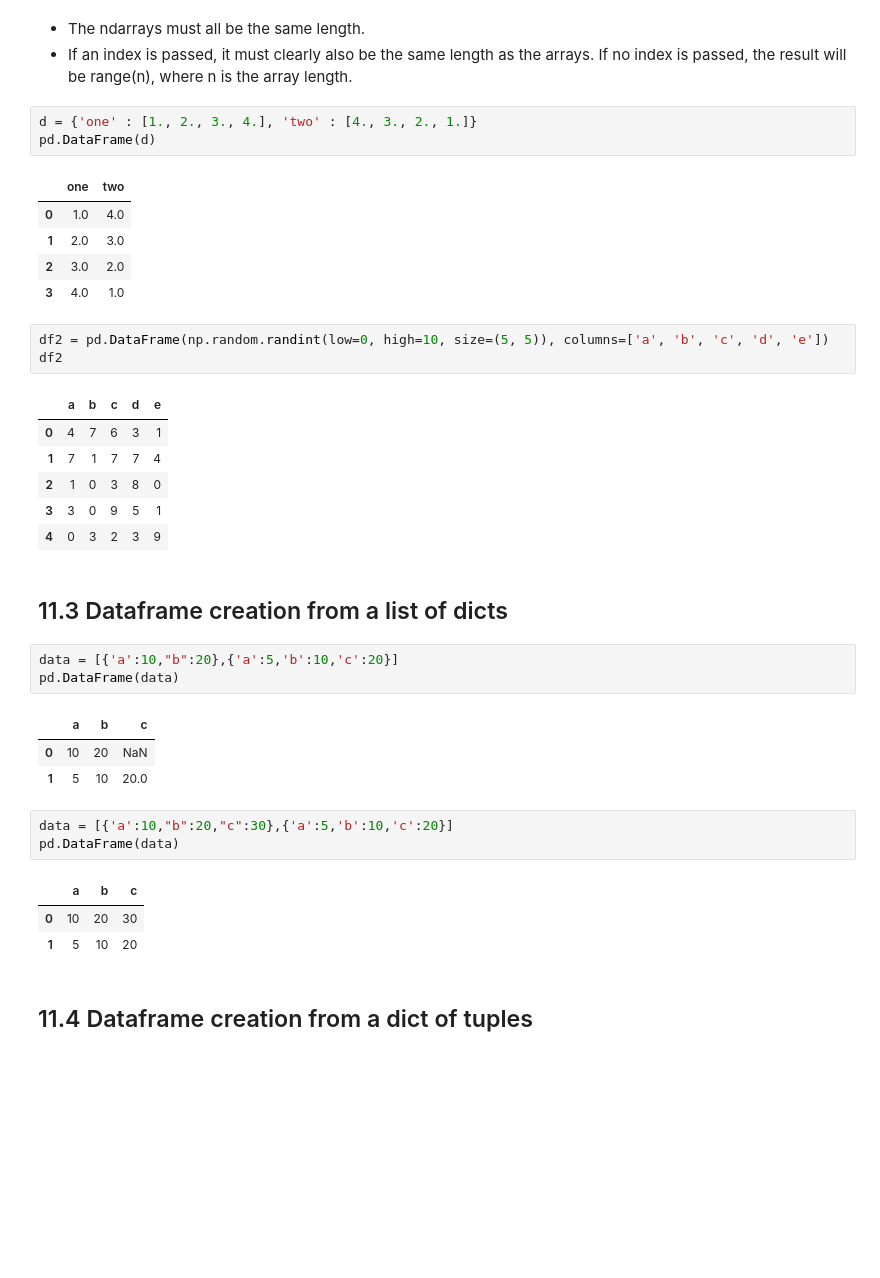
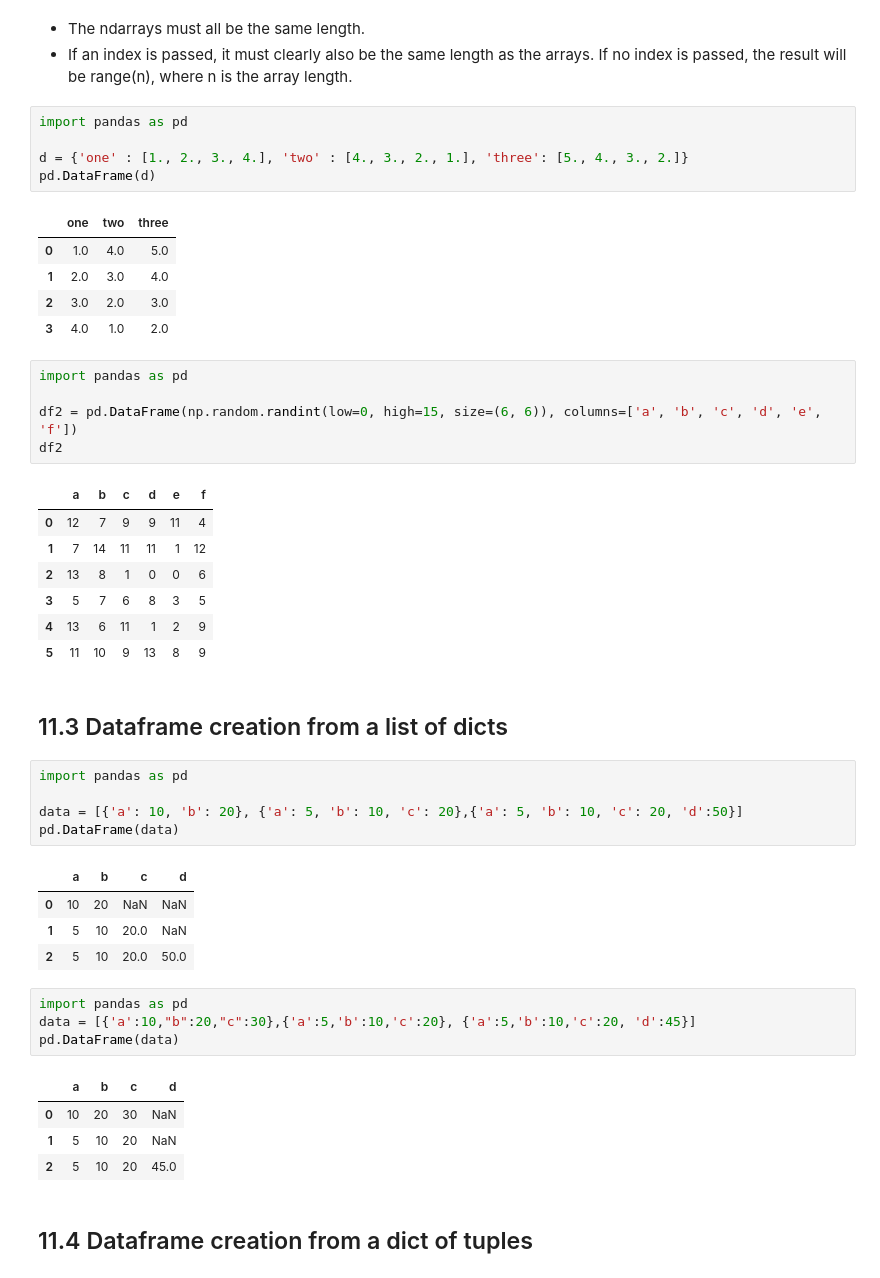
Before and after one commit to IAT-ExploringAI-2024/Week1---Intro-to-Python, a Jupyter notebook: Introduction_to_Python.ipynb, the cells around one changed output. Drawn from its saved outputs; the diff is of its cells as text; blank space fills up the shorter version.

```diff
--- a/Introduction_to_Python.ipynb
+++ b/Introduction_to_Python.ipynb
@@ -1120,40 +1233,50 @@ d  NaN    3
  - The ndarrays must all be the same length.
  - If an index is passed, it must clearly also be the same length as the arrays. If no index is passed, the result will be range(n), where n is the array length.
 # %%
-d = {'one' : [1., 2., 3., 4.], 'two' : [4., 3., 2., 1.]}
+import pandas as pd
+
+d = {'one' : [1., 2., 3., 4.], 'two' : [4., 3., 2., 1.], 'three': [5., 4., 3., 2.]}
 pd.DataFrame(d)
 # %% [output]
-|  | one | two |
-| 0 | 1.0 | 4.0 |
-| 1 | 2.0 | 3.0 |
-| 2 | 3.0 | 2.0 |
-| 3 | 4.0 | 1.0 |
+|  | one | two | three |
+| 0 | 1.0 | 4.0 | 5.0 |
+| 1 | 2.0 | 3.0 | 4.0 |
+| 2 | 3.0 | 2.0 | 3.0 |
+| 3 | 4.0 | 1.0 | 2.0 |
 # %%
-df2 = pd.DataFrame(np.random.randint(low=0, high=10, size=(5, 5)), columns=['a', 'b', 'c', 'd', 'e'])
+import pandas as pd
+
+df2 = pd.DataFrame(np.random.randint(low=0, high=15, size=(6, 6)), columns=['a', 'b', 'c', 'd', 'e', 'f'])
 df2
 # %% [output]
-|  | a | b | c | d | e |
-| 0 | 4 | 7 | 6 | 3 | 1 |
-| 1 | 7 | 1 | 7 | 7 | 4 |
-| 2 | 1 | 0 | 3 | 8 | 0 |
-| 3 | 3 | 0 | 9 | 5 | 1 |
-| 4 | 0 | 3 | 2 | 3 | 9 |
+|  | a | b | c | d | e | f |
+| 0 | 12 | 7 | 9 | 9 | 11 | 4 |
+| 1 | 7 | 14 | 11 | 11 | 1 | 12 |
+| 2 | 13 | 8 | 1 | 0 | 0 | 6 |
+| 3 | 5 | 7 | 6 | 8 | 3 | 5 |
+| 4 | 13 | 6 | 11 | 1 | 2 | 9 |
+| 5 | 11 | 10 | 9 | 13 | 8 | 9 |
 # %% [markdown]
 ## 11.3 Dataframe creation from a list of dicts
 # %%
-data = [{'a':10,"b":20},{'a':5,'b':10,'c':20}]
+import pandas as pd
+
+data = [{'a': 10, 'b': 20}, {'a': 5, 'b': 10, 'c': 20},{'a': 5, 'b': 10, 'c': 20, 'd':50}]
 pd.DataFrame(data)
 # %% [output]
-|  | a | b | c |
-| 0 | 10 | 20 | NaN |
-| 1 | 5 | 10 | 20.0 |
+|  | a | b | c | d |
+| 0 | 10 | 20 | NaN | NaN |
+| 1 | 5 | 10 | 20.0 | NaN |
+| 2 | 5 | 10 | 20.0 | 50.0 |
 # %%
-data = [{'a':10,"b":20,"c":30},{'a':5,'b':10,'c':20}]
+import pandas as pd
+data = [{'a':10,"b":20,"c":30},{'a':5,'b':10,'c':20}, {'a':5,'b':10,'c':20, 'd':45}]
 pd.DataFrame(data)
 # %% [output]
-|  | a | b | c |
-| 0 | 10 | 20 | 30 |
-| 1 | 5 | 10 | 20 |
+|  | a | b | c | d |
+| 0 | 10 | 20 | 30 | NaN |
+| 1 | 5 | 10 | 20 | NaN |
+| 2 | 5 | 10 | 20 | 45.0 |
 # %% [markdown]
 ## 11.4 Dataframe creation from a dict of tuples
 # %% [markdown]
```
Also changed, not shown: parts of 87 cells of this notebook.
